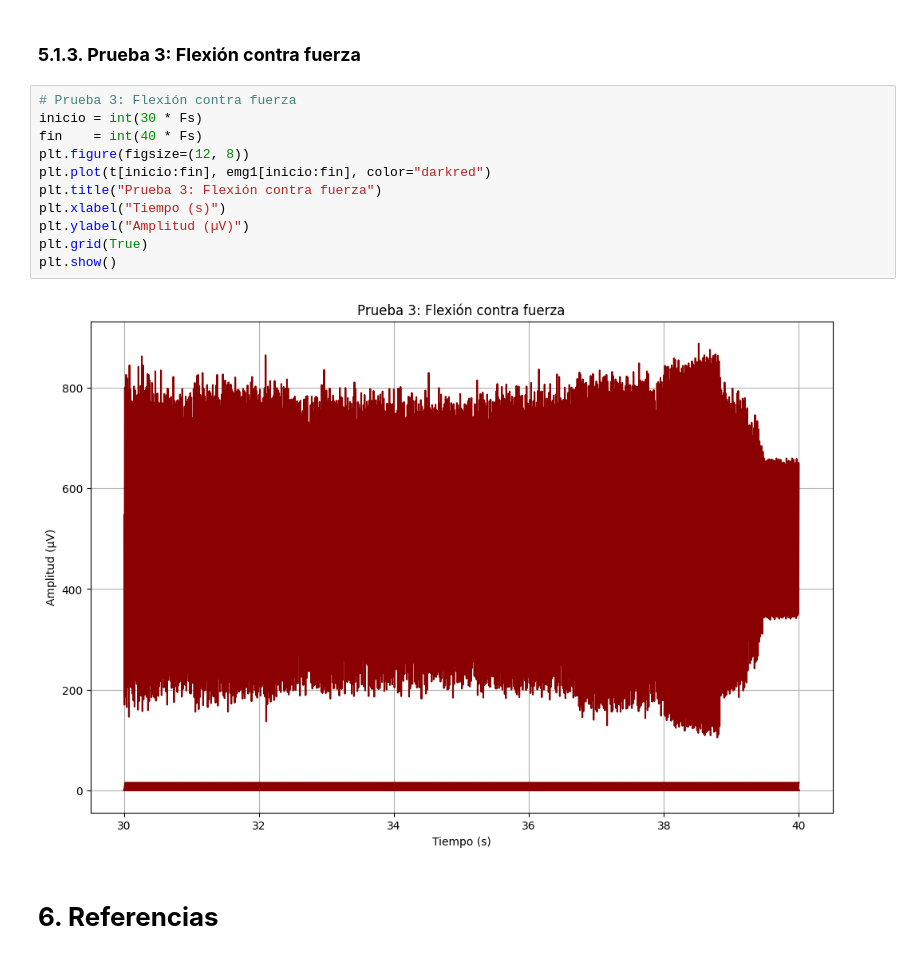
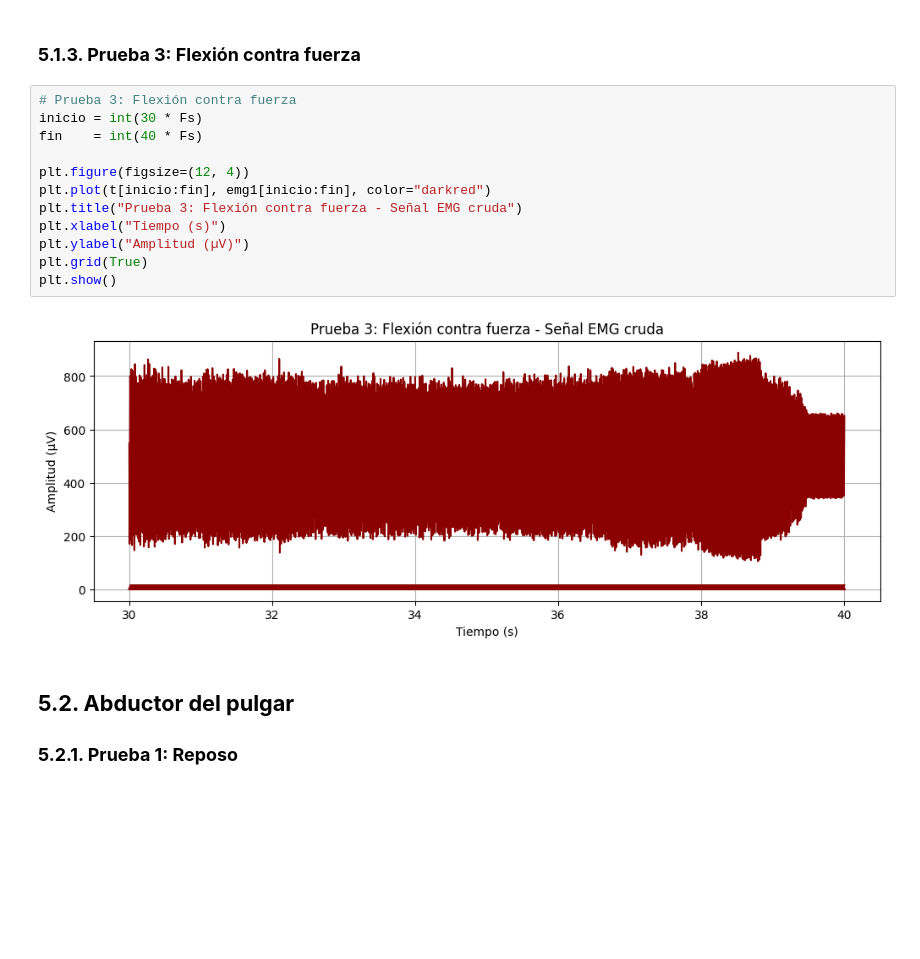
Before and after one commit to Andres-Landeo/GRUPO-09-ISB-2025-II, a Jupyter notebook: Laboratorios/Laboratorio 3 - Adquisición de señales EMG con BITalino/Informe.ipynb, the cells around one changed output. Drawn from its saved outputs; the diff is of its cells as text; blank space fills up the shorter version.

```diff
--- a/Laboratorios/Laboratorio 3 - Adquisición de señales EMG con BITalino/Informe.ipynb
+++ b/Laboratorios/Laboratorio 3 - Adquisición de señales EMG con BITalino/Informe.ipynb
@@ -103,15 +104,18 @@ plt.show()
 # %%
 # Prueba 3: Flexión contra fuerza
 inicio = int(30 * Fs)
 fin    = int(40 * Fs)
-plt.figure(figsize=(12, 8))
+
+plt.figure(figsize=(12, 4))
 plt.plot(t[inicio:fin], emg1[inicio:fin], color="darkred")
-plt.title("Prueba 3: Flexión contra fuerza")
+plt.title("Prueba 3: Flexión contra fuerza - Señal EMG cruda")
 plt.xlabel("Tiempo (s)")
 plt.ylabel("Amplitud (µV)")
 plt.grid(True)
 plt.show()
 # %% [output]
-[figure, old version]
+[figure, new version]
 # %% [markdown]
-# **6. Referencias**
+## **5.2. Abductor del pulgar**
+
+### **5.2.1. Prueba 1: Reposo**
```
Also changed, not shown: parts of 14 cells of this notebook.
